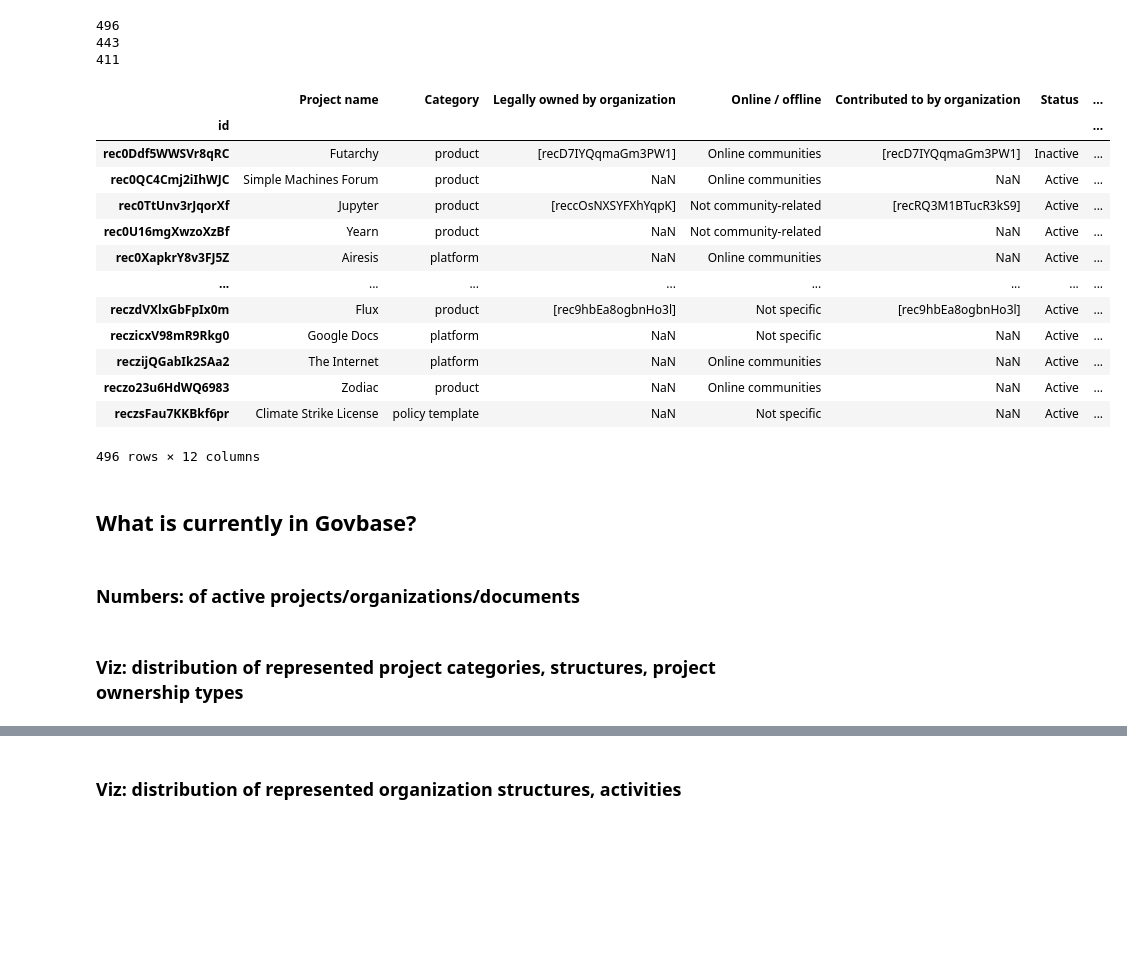
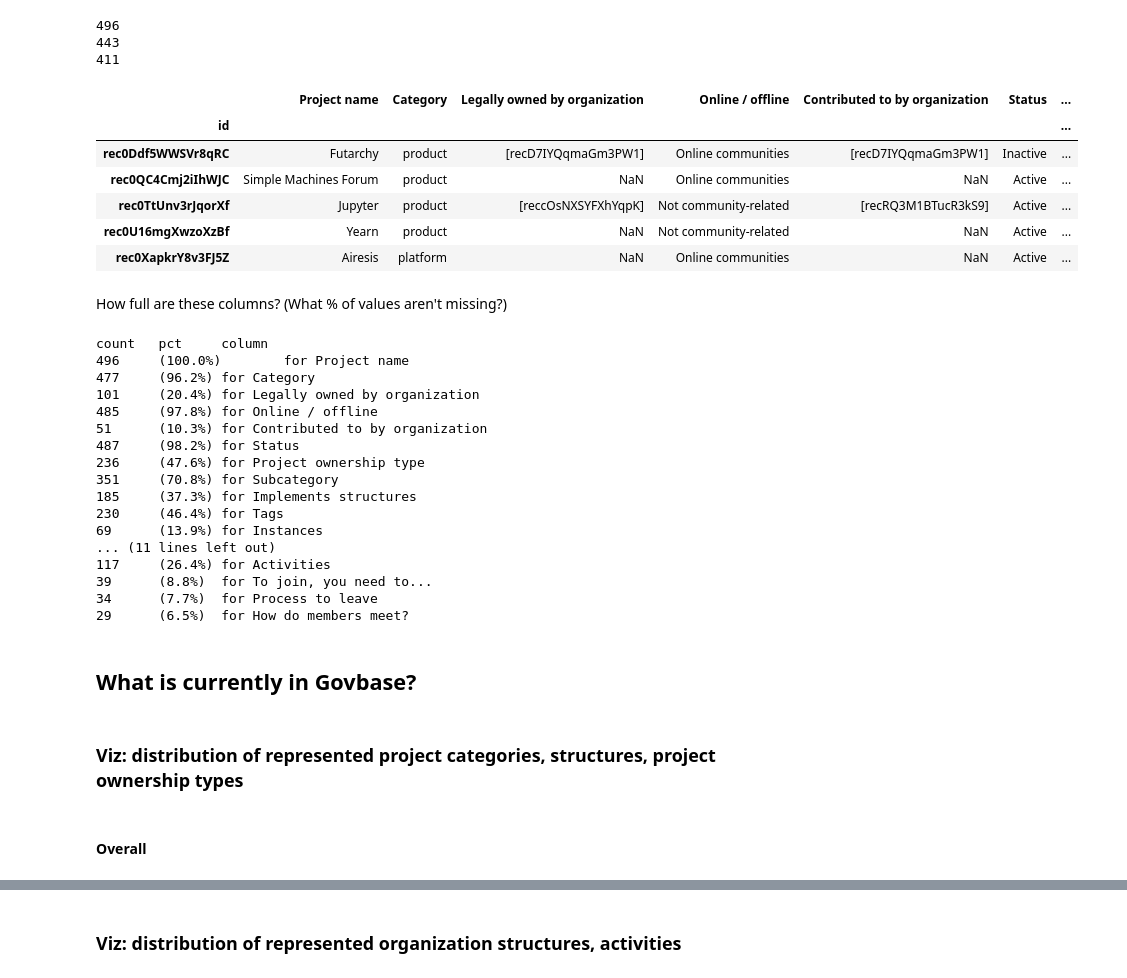
Before and after one commit to notchia/metagov, a Jupyter notebook: how_to_use_govbase.ipynb, the cells around one changed output, grey strips where cells are left out. Cells and saved outputs as stored; diff of their text form; code cells hidden in the pictures; blank space fills up the shorter version.

```diff
--- a/how_to_use_govbase.ipynb
+++ b/how_to_use_govbase.ipynb
@@ -58,19 +59,14 @@ print(len(df_structs.index))
 443
 411
 # %%
-df_projects
+df_projects.head()
 # %% [output]
 |  | Project name | Category | Legally owned by organization | Online / offline | Contributed to by organization | Status | ... |
 | id |  |  |  |  |  |  | ... |
 | rec0Ddf5WWSVr8qRC | Futarchy | product | [recD7IYQqmaGm3PW1] | Online communities | [recD7IYQqmaGm3PW1] | Inactive | ... |
 | rec0QC4Cmj2iIhWJC | Simple Machines Forum | product | NaN | Online communities | NaN | Active | ... |
 | rec0TtUnv3rJqorXf | Jupyter | product | [reccOsNXSYFXhYqpK] | Not community-related | [recRQ3M1BTucR3kS9] | Active | ... |
 | rec0U16mgXwzoXzBf | Yearn | product | NaN | Not community-related | NaN | Active | ... |
 | rec0XapkrY8v3FJ5Z | Airesis | platform | NaN | Online communities | NaN | Active | ... |
-| ... | ... | ... | ... | ... | ... | ... | ... |
-| reczdVXlxGbFpIx0m | Flux | product | [rec9hbEa8ogbnHo3l] | Not specific | [rec9hbEa8ogbnHo3l] | Active | ... |
-| reczicxV98mR9Rkg0 | Google Docs | platform | NaN | Not specific | NaN | Active | ... |
-| reczijQGabIk2SAa2 | The Internet | platform | NaN | Online communities | NaN | Active | ... |
-| reczo23u6HdWQ6983 | Zodiac | product | NaN | Online communities | NaN | Active | ... |
-| reczsFau7KKBkf6pr | Climate Strike License | policy template | NaN | Not specific | NaN | Active | ... |
-496 rows × 12 columns
+# %% [markdown]
+How full are these columns? (What % of values aren't missing?)
@@ -77,6 +80,28 @@ df_projects
+# %%
+pct_full(df_projects)
+print("\n")
+pct_full(df_orgs)
+# %% [output]
+count   pct     column
+496     (100.0%)        for Project name
+477     (96.2%) for Category
+101     (20.4%) for Legally owned by organization
+485     (97.8%) for Online / offline
+51      (10.3%) for Contributed to by organization
+487     (98.2%) for Status
+236     (47.6%) for Project ownership type
+351     (70.8%) for Subcategory
+185     (37.3%) for Implements structures
+230     (46.4%) for Tags
+69      (13.9%) for Instances
+... (11 lines left out)
+117     (26.4%) for Activities
+39      (8.8%)  for To join, you need to...
+34      (7.7%)  for Process to leave
+29      (6.5%)  for How do members meet?
 # %% [markdown]
 ## What is currently in Govbase?
 # %% [markdown]
-### **Numbers**: of active projects/organizations/documents
+### **Viz**: distribution of represented project categories, structures, project ownership types
-# %% [markdown]
-### **Viz**: distribution of represented project categories, structures, project ownership types
+# %% [markdown]
+#### Overall
```
Also changed, not shown: parts of 9 cells of this notebook.
